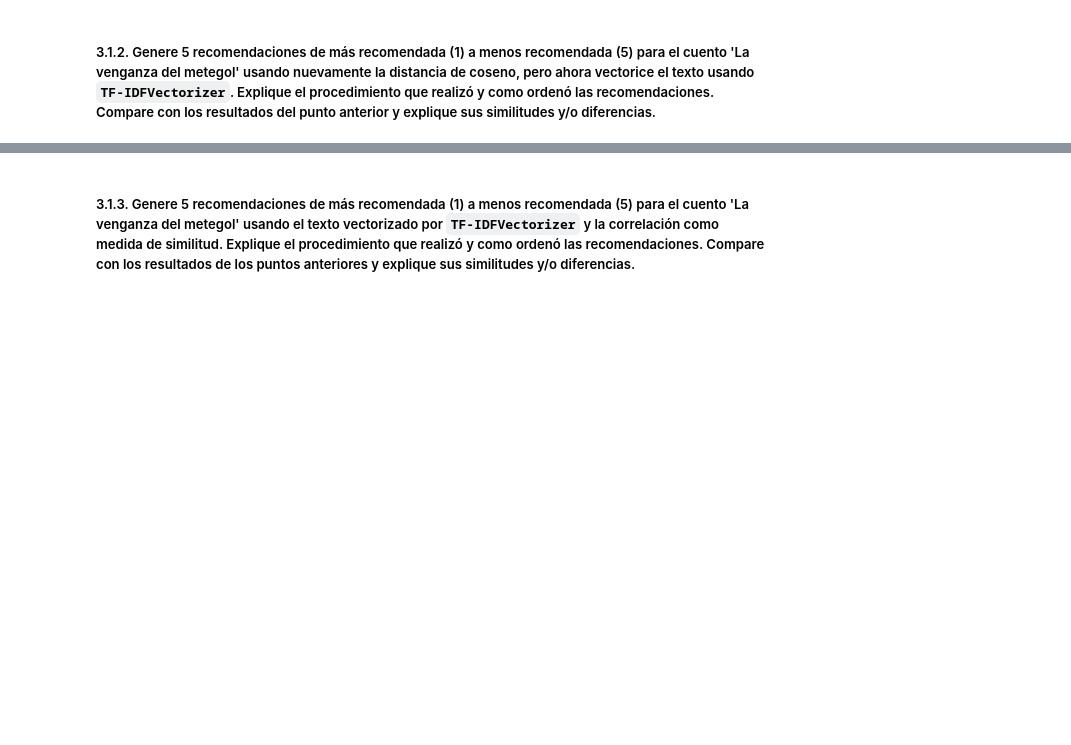
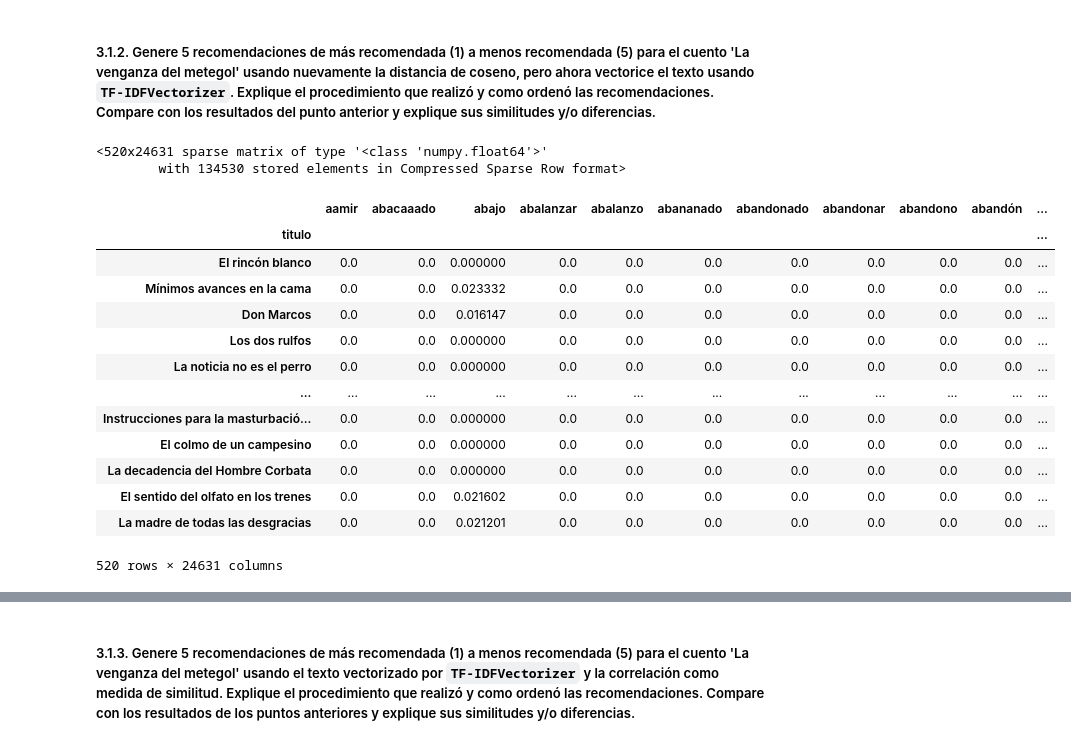
Before and after one commit to DanielEMontero/MIAD_ANS_202514, a Jupyter notebook: Semana 6/DM_S6_LC1_Taller_LDA.ipynb, the cells around one changed output, grey strips where cells are left out. Drawn from its saved outputs; the diff is of its cells as text; code cells hidden in the pictures; blank space fills up the shorter version.

```diff
--- a/Semana 6/DM_S6_LC1_Taller_LDA.ipynb
+++ b/Semana 6/DM_S6_LC1_Taller_LDA.ipynb
@@ -39,0 +220,5 @@ Para cumplir con el objetivo de generar recomendaciones en esta sección debe pr
+# %%
+def remove_stopwords(doc):
+    return [token.text for token in doc if not token.is_stop]
+
+df["tokens"] = df["doc"].apply(lambda doc: remove_stopwords(doc))
@@ -39,0 +233,2 @@ Para cumplir con el objetivo de generar recomendaciones en esta sección debe pr
+# %%
+df["tokens"] = df["tokens"].apply(lambda x: " ".join(x))
@@ -39,0 +248,2 @@ Para cumplir con el objetivo de generar recomendaciones en esta sección debe pr
+# %%
+df["tokens"] = df["tokens"].apply(lambda x: " ".join([token.lemma_ for token in nlp(x)]))
@@ -53,3 +344,27 @@ En esta sección nos interesa generar recomendaciones de cuentos en el blog a un
 ##### 3.1.2. Genere 5 recomendaciones de más recomendada (1) a menos recomendada (5) para  el cuento 'La venganza del metegol' usando nuevamente la distancia de coseno, pero ahora vectorice el texto usando `TF-IDFVectorizer`. Explique el procedimiento que realizó y como ordenó las recomendaciones. Compare con los resultados del punto anterior y explique sus similitudes y/o diferencias.
 # %%
 # Utilice este espacio para escribir el código.
+tfidf = TfidfVectorizer()
+tfidf_matrix = tfidf.fit_transform(df['tokens'])
+tfidf_matrix
+# %% [output]
+<520x24631 sparse matrix of type '<class 'numpy.float64'>'
+        with 134530 stored elements in Compressed Sparse Row format>
+# %%
+df_tfidf = pd.DataFrame(tfidf_matrix.toarray(), index=df['titulo'], columns=tfidf.get_feature_names_out())
+df_tfidf
+# %% [output]
+|  | aamir | abacaaado | abajo | abalanzar | abalanzo | abananado | abandonado | abandonar | abandono | abandón | ... |
+| titulo |  |  |  |  |  |  |  |  |  |  | ... |
+| El rincón blanco | 0.0 | 0.0 | 0.000000 | 0.0 | 0.0 | 0.0 | 0.0 | 0.0 | 0.0 | 0.0 | ... |
+| Mínimos avances en la cama | 0.0 | 0.0 | 0.023332 | 0.0 | 0.0 | 0.0 | 0.0 | 0.0 | 0.0 | 0.0 | ... |
+| Don Marcos | 0.0 | 0.0 | 0.016147 | 0.0 | 0.0 | 0.0 | 0.0 | 0.0 | 0.0 | 0.0 | ... |
+| Los dos rulfos | 0.0 | 0.0 | 0.000000 | 0.0 | 0.0 | 0.0 | 0.0 | 0.0 | 0.0 | 0.0 | ... |
+| La noticia no es el perro | 0.0 | 0.0 | 0.000000 | 0.0 | 0.0 | 0.0 | 0.0 | 0.0 | 0.0 | 0.0 | ... |
+| ... | ... | ... | ... | ... | ... | ... | ... | ... | ... | ... | ... |
+| Instrucciones para la masturbació... | 0.0 | 0.0 | 0.000000 | 0.0 | 0.0 | 0.0 | 0.0 | 0.0 | 0.0 | 0.0 | ... |
+| El colmo de un campesino | 0.0 | 0.0 | 0.000000 | 0.0 | 0.0 | 0.0 | 0.0 | 0.0 | 0.0 | 0.0 | ... |
+| La decadencia del Hombre Corbata | 0.0 | 0.0 | 0.000000 | 0.0 | 0.0 | 0.0 | 0.0 | 0.0 | 0.0 | 0.0 | ... |
+| El sentido del olfato en los trenes | 0.0 | 0.0 | 0.021602 | 0.0 | 0.0 | 0.0 | 0.0 | 0.0 | 0.0 | 0.0 | ... |
+| La madre de todas las desgracias | 0.0 | 0.0 | 0.021201 | 0.0 | 0.0 | 0.0 | 0.0 | 0.0 | 0.0 | 0.0 | ... |
+520 rows × 24631 columns
```
Also changed, not shown: parts of 64 cells of this notebook.
